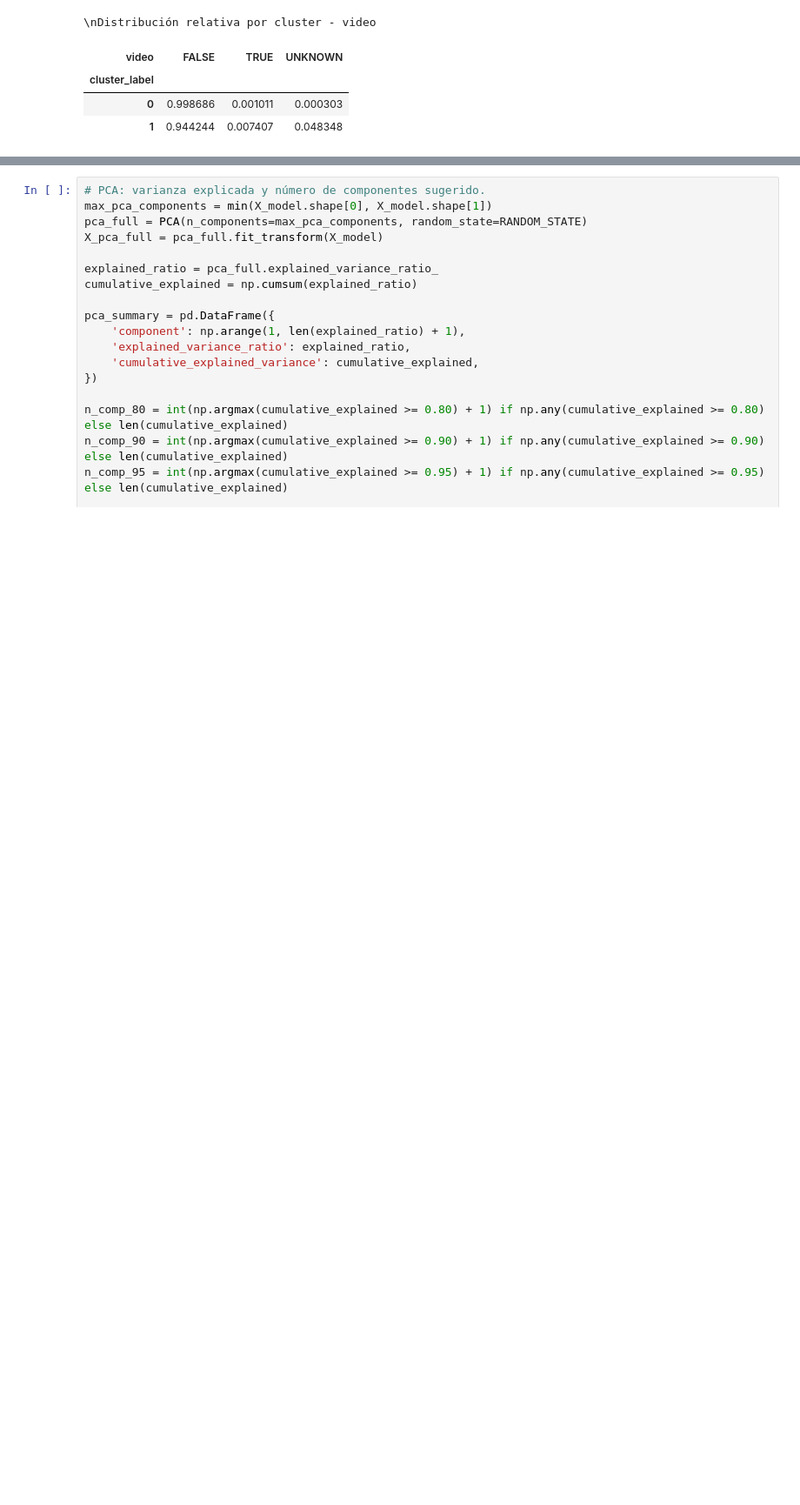
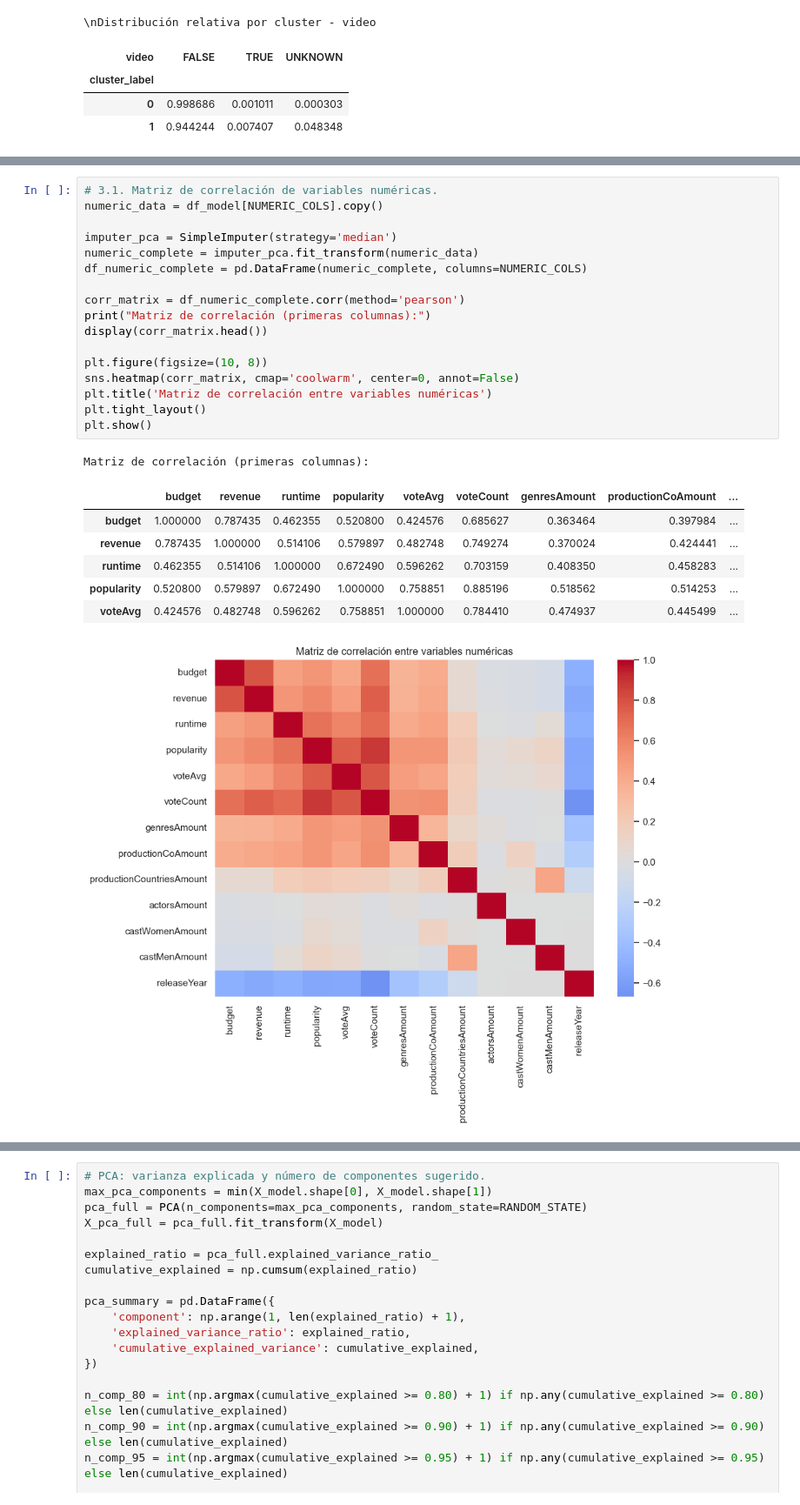
Before and after one commit to MrMenth0l/MineriaDatos-Lab2, a Jupyter notebook: Lab2/clustering_inicial.ipynb, the cells around one changed output, grey strips where cells are left out. Shown at 87% size. Saved outputs shown, nothing was run; the diff lists cells and outputs as text; blank space fills up the shorter version.

```diff
--- a/Lab2/clustering_inicial.ipynb
+++ b/Lab2/clustering_inicial.ipynb
@@ -592,0 +847,26 @@ Sugerencias para el equipo:
+# %%
+# 3.1. Matriz de correlación de variables numéricas.
+numeric_data = df_model[NUMERIC_COLS].copy()
+
+imputer_pca = SimpleImputer(strategy='median')
+numeric_complete = imputer_pca.fit_transform(numeric_data)
+df_numeric_complete = pd.DataFrame(numeric_complete, columns=NUMERIC_COLS)
+
+corr_matrix = df_numeric_complete.corr(method='pearson')
+print("Matriz de correlación (primeras columnas):")
+display(corr_matrix.head())
+
+plt.figure(figsize=(10, 8))
+sns.heatmap(corr_matrix, cmap='coolwarm', center=0, annot=False)
+plt.title('Matriz de correlación entre variables numéricas')
+plt.tight_layout()
+plt.show()
+# %% [output]
+Matriz de correlación (primeras columnas):
+|  | budget | revenue | runtime | popularity | voteAvg | voteCount | genresAmount | productionCoAmount | ... |
+| budget | 1.000000 | 0.787435 | 0.462355 | 0.520800 | 0.424576 | 0.685627 | 0.363464 | 0.397984 | ... |
+| revenue | 0.787435 | 1.000000 | 0.514106 | 0.579897 | 0.482748 | 0.749274 | 0.370024 | 0.424441 | ... |
+| runtime | 0.462355 | 0.514106 | 1.000000 | 0.672490 | 0.596262 | 0.703159 | 0.408350 | 0.458283 | ... |
+| popularity | 0.520800 | 0.579897 | 0.672490 | 1.000000 | 0.758851 | 0.885196 | 0.518562 | 0.514253 | ... |
+| voteAvg | 0.424576 | 0.482748 | 0.596262 | 0.758851 | 1.000000 | 0.784410 | 0.474937 | 0.445499 | ... |
+[figure, added]
```
Also changed, not shown: parts of 23 cells of this notebook, 1 other file.
